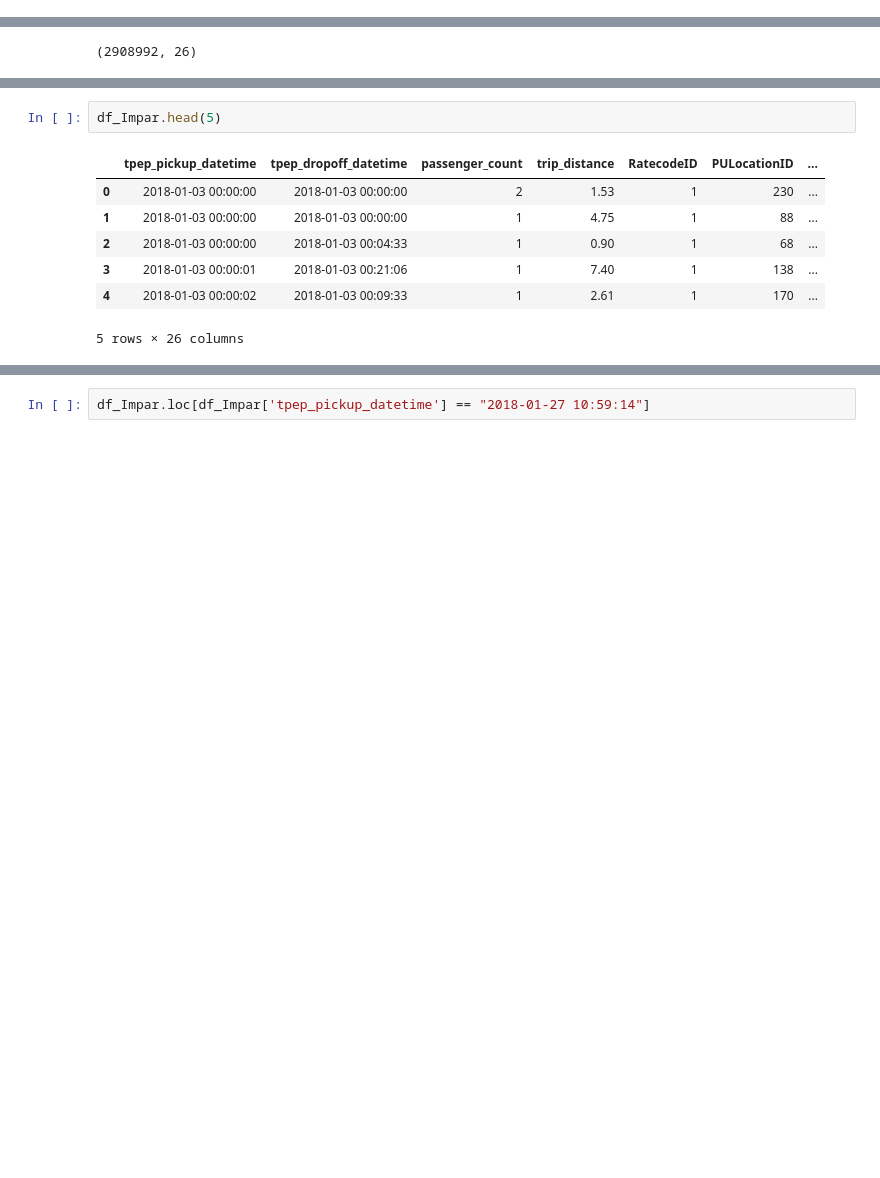
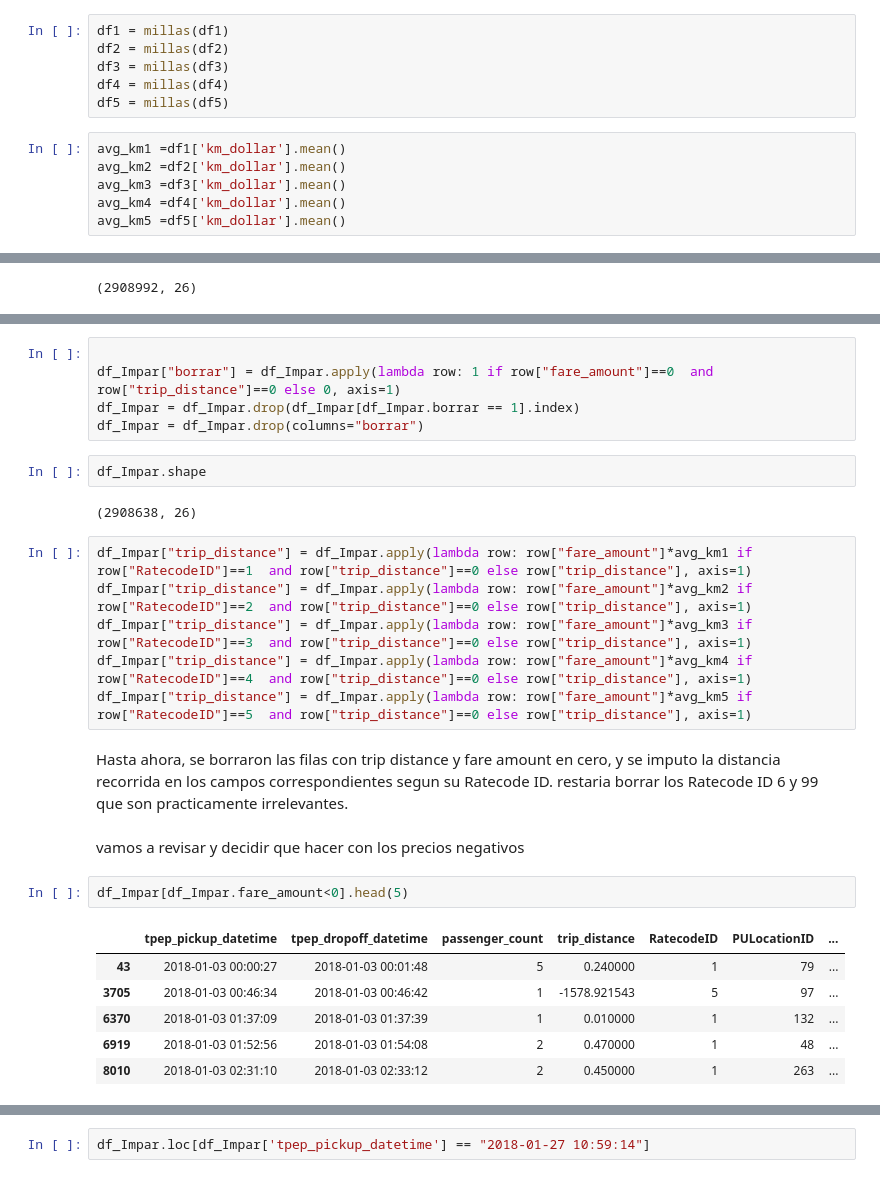
Before and after one commit to manusza/Proyecto-Taxis-NYC, a Jupyter notebook: taxis.ipynb, the cells around one changed output, grey strips where cells are left out. Cells and saved outputs as stored; diff of their text form; blank space fills up the shorter version.

Commit message:
tratamientoCeros

```diff
--- a/taxis.ipynb
+++ b/taxis.ipynb
@@ -156,3 +178,15 @@ df_Impar = pd.merge(df_Impar,clima, how="left", on=["hora"])
+# %%
+df1 = millas(df1)
+df2 = millas(df2)
+df3 = millas(df3)
+df4 = millas(df4)
+df5 = millas(df5)
+# %%
+avg_km1 =df1['km_dollar'].mean()
+avg_km2 =df2['km_dollar'].mean()
+avg_km3 =df3['km_dollar'].mean()
+avg_km4 =df4['km_dollar'].mean()
+avg_km5 =df5['km_dollar'].mean()
 # %%
 df_Impar.shape
 # %% [output]
@@ -160,10 +196,28 @@ df_Impar.shape
+# %%
+
+df_Impar["borrar"] = df_Impar.apply(lambda row: 1 if row["fare_amount"]==0  and row["trip_distance"]==0 else 0, axis=1)
+df_Impar = df_Impar.drop(df_Impar[df_Impar.borrar == 1].index)
+df_Impar = df_Impar.drop(columns="borrar")
+# %%
+df_Impar.shape
+# %% [output]
+(2908638, 26)
+# %%
+df_Impar["trip_distance"] = df_Impar.apply(lambda row: row["fare_amount"]*avg_km1 if row["RatecodeID"]==1  and row["trip_distance"]==0 else row["trip_distance"], axis=1)
+df_Impar["trip_distance"] = df_Impar.apply(lambda row: row["fare_amount"]*avg_km2 if row["RatecodeID"]==2  and row["trip_distance"]==0 else row["trip_distance"], axis=1)
+df_Impar["trip_distance"] = df_Impar.apply(lambda row: row["fare_amount"]*avg_km3 if row["RatecodeID"]==3  and row["trip_distance"]==0 else row["trip_distance"], axis=1)
+df_Impar["trip_distance"] = df_Impar.apply(lambda row: row["fare_amount"]*avg_km4 if row["RatecodeID"]==4  and row["trip_distance"]==0 else row["trip_distance"], axis=1)
+df_Impar["trip_distance"] = df_Impar.apply(lambda row: row["fare_amount"]*avg_km5 if row["RatecodeID"]==5  and row["trip_distance"]==0 else row["trip_distance"], axis=1)
+# %% [markdown]
+Hasta ahora, se borraron las filas con trip distance y fare amount en cero, y se imputo la distancia recorrida en los campos correspondientes segun su Ratecode ID. restaria borrar los Ratecode ID 6 y 99 que son practicamente irrelevantes.
+# %% [markdown]
+vamos a revisar y decidir que hacer con los precios negativos
 # %%
-df_Impar.head(5)
+df_Impar[df_Impar.fare_amount<0].head(5)
 # %% [output]
 |  | tpep_pickup_datetime | tpep_dropoff_datetime | passenger_count | trip_distance | RatecodeID | PULocationID | ... |
-| 0 | 2018-01-03 00:00:00 | 2018-01-03 00:00:00 | 2 | 1.53 | 1 | 230 | ... |
-| 1 | 2018-01-03 00:00:00 | 2018-01-03 00:00:00 | 1 | 4.75 | 1 | 88 | ... |
-| 2 | 2018-01-03 00:00:00 | 2018-01-03 00:04:33 | 1 | 0.90 | 1 | 68 | ... |
-| 3 | 2018-01-03 00:00:01 | 2018-01-03 00:21:06 | 1 | 7.40 | 1 | 138 | ... |
-| 4 | 2018-01-03 00:00:02 | 2018-01-03 00:09:33 | 1 | 2.61 | 1 | 170 | ... |
+| 43 | 2018-01-03 00:00:27 | 2018-01-03 00:01:48 | 5 | 0.240000 | 1 | 79 | ... |
+| 3705 | 2018-01-03 00:46:34 | 2018-01-03 00:46:42 | 1 | -1578.921543 | 5 | 97 | ... |
+| 6370 | 2018-01-03 01:37:09 | 2018-01-03 01:37:39 | 1 | 0.010000 | 1 | 132 | ... |
+| 6919 | 2018-01-03 01:52:56 | 2018-01-03 01:54:08 | 2 | 0.470000 | 1 | 48 | ... |
+| 8010 | 2018-01-03 02:31:10 | 2018-01-03 02:33:12 | 2 | 0.450000 | 1 | 263 | ... |
-5 rows × 26 columns
```
Also changed, not shown: parts of 30 cells of this notebook.
